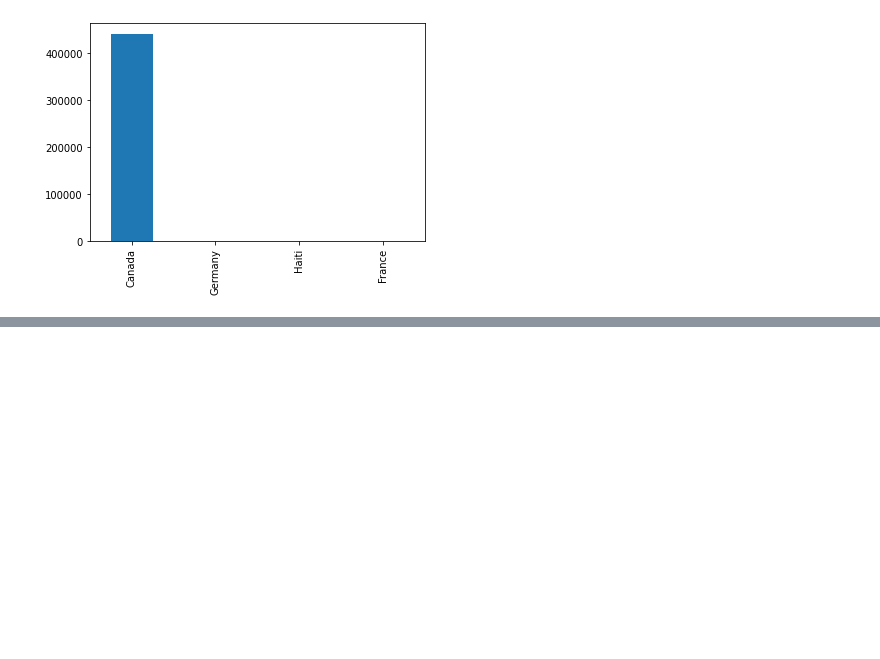
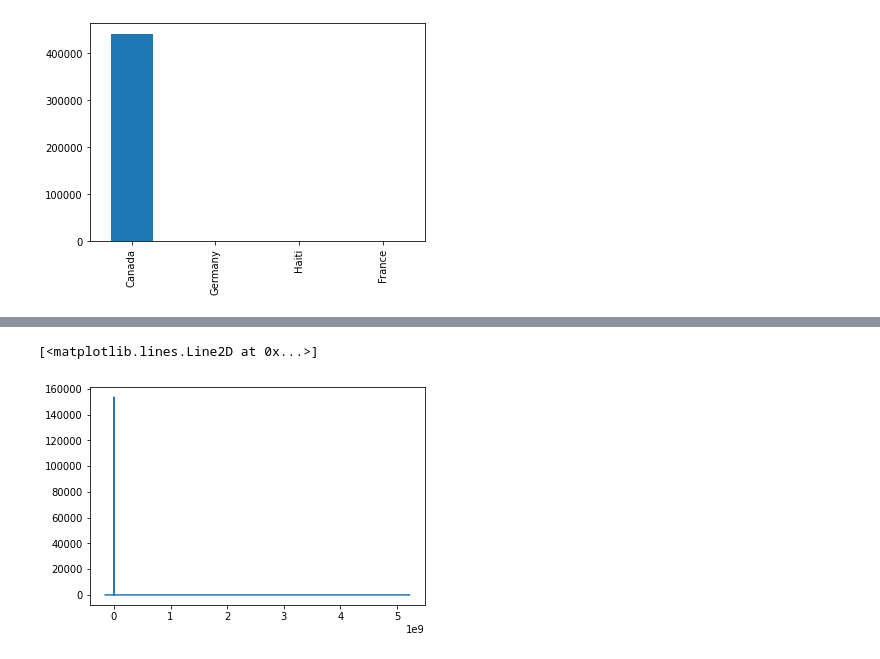
Before and after one commit to Alana11111/CIND820-Capstone-Project-Government-Supplier-Prediction-Project, a Jupyter notebook: CIND820 Capstone Project_Government Supplier Prediction Project.ipynb, the cells around one changed output, grey strips where cells are left out. Cells and saved outputs as stored; diff of their text form; code cells hidden in the pictures; blank space fills up the shorter version.

```diff
--- a/CIND820 Capstone Project_Government Supplier Prediction Project.ipynb
+++ b/CIND820 Capstone Project_Government Supplier Prediction Project.ipynb
@@ -637,0 +347,5 @@ Name: procurement-entity-name_en, dtype: int64
+# %%
+contractValue = contractHistory['contract-value'].value_counts().rename_axis('unique_values').reset_index(name='counts')
+contractValue = pd.DataFrame(contractValue)
+contractValue = contractValue.sort_values(by='unique_values')
+print(contractValue)
@@ -637,0 +367,5 @@ Name: procurement-entity-name_en, dtype: int64
+# %%
+plt.plot(contractValue['unique_values'],contractValue['counts'])
+# %% [output]
+[<matplotlib.lines.Line2D at 0x...>]
+[figure, added]
```
Also changed, not shown: parts of 213 cells of this notebook, 2 other files.
